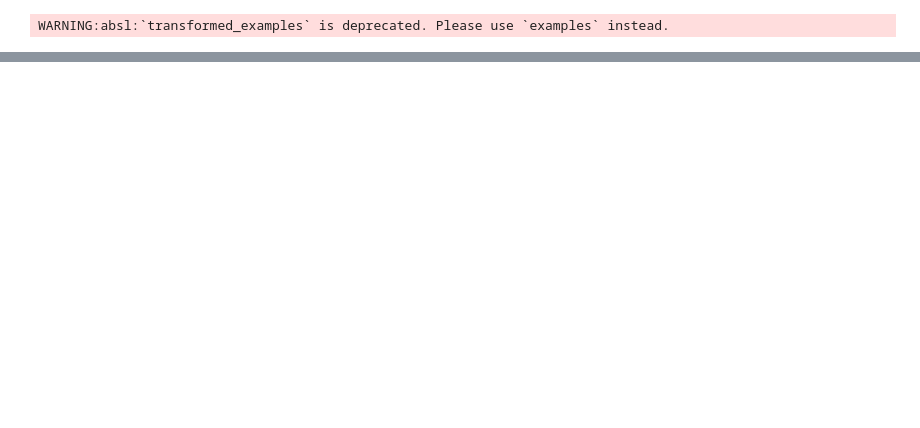
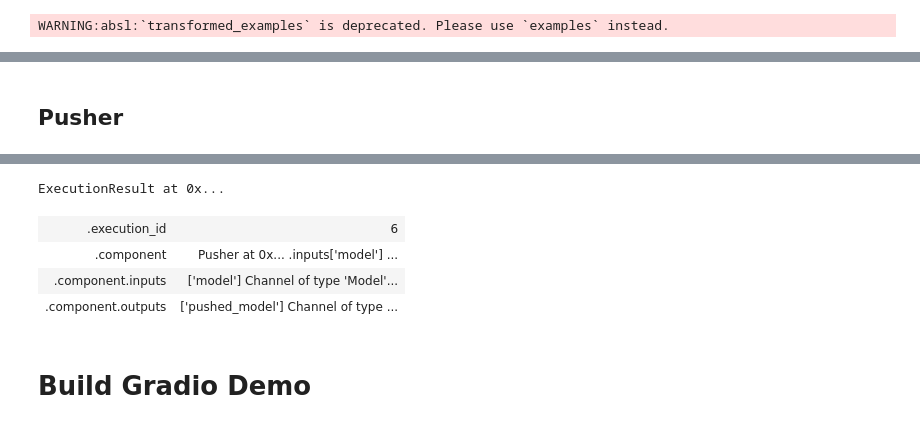
Before and after one commit to deep-diver/gpt2-ft-pipeline, a Jupyter notebook: notebooks/tfx_pipeline.ipynb, the cells around one changed output, grey strips where cells are left out. Cells and saved outputs as stored; diff of their text form; code cells hidden in the pictures; blank space fills up the shorter version.

```diff
--- a/notebooks/tfx_pipeline.ipynb
+++ b/notebooks/tfx_pipeline.ipynb
@@ -379,6 +443,6 @@ Overwriting modules/model.py
 # %%
 trainer = Trainer(
-    run_fn=model_fn,
+    run_fn="modules.train.run_fn",
     transformed_examples=transform.outputs["transformed_examples"],
     transform_graph=transform.outputs["transform_graph"],
     schema=schema_gen.outputs["schema"],
@@ -408,0 +485,17 @@ KeyboardInterrupt:
+# %% [markdown]
+## Pusher
+# %%
+from tfx.components import Pusher
+
+pusher_args = {
+    "model": trainer.outputs["model"],
+    "push_destination": tfx.proto.PushDestination(
+        filesystem=tfx.proto.PushDestination.Filesystem(
+            base_directory="./gpt2-serving"
+        )
+    ),
+}
+pusher = Pusher(**pusher_args)
+# %%
+context.run(pusher, enable_cache=False)
+# %% [output]
@@ -408,0 +503,7 @@ KeyboardInterrupt:
+ExecutionResult at 0x...
+| .execution_id | 6 |
+| .component | Pusher at 0x... .inputs['model'] ... |
+| .component.inputs | ['model'] Channel of type 'Model'... |
+| .component.outputs | ['pushed_model'] Channel of type ... |
+# %% [markdown]
+# Build Gradio Demo
```
Also changed, not shown: parts of 42 cells of this notebook.
